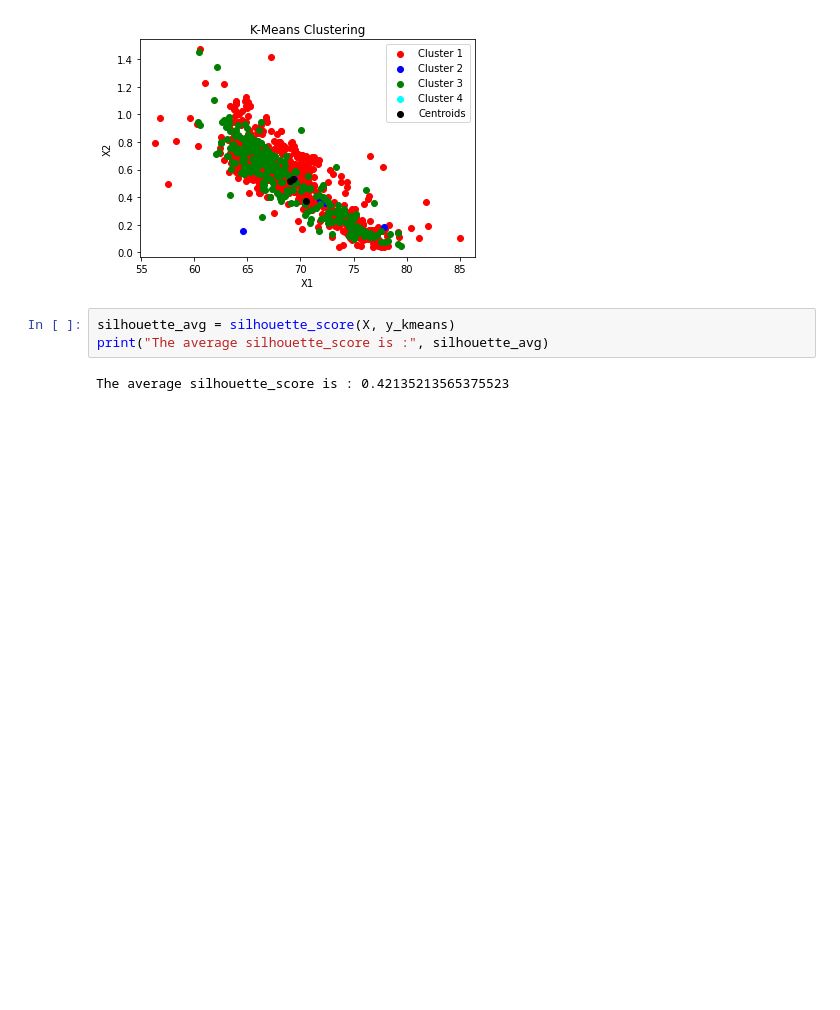
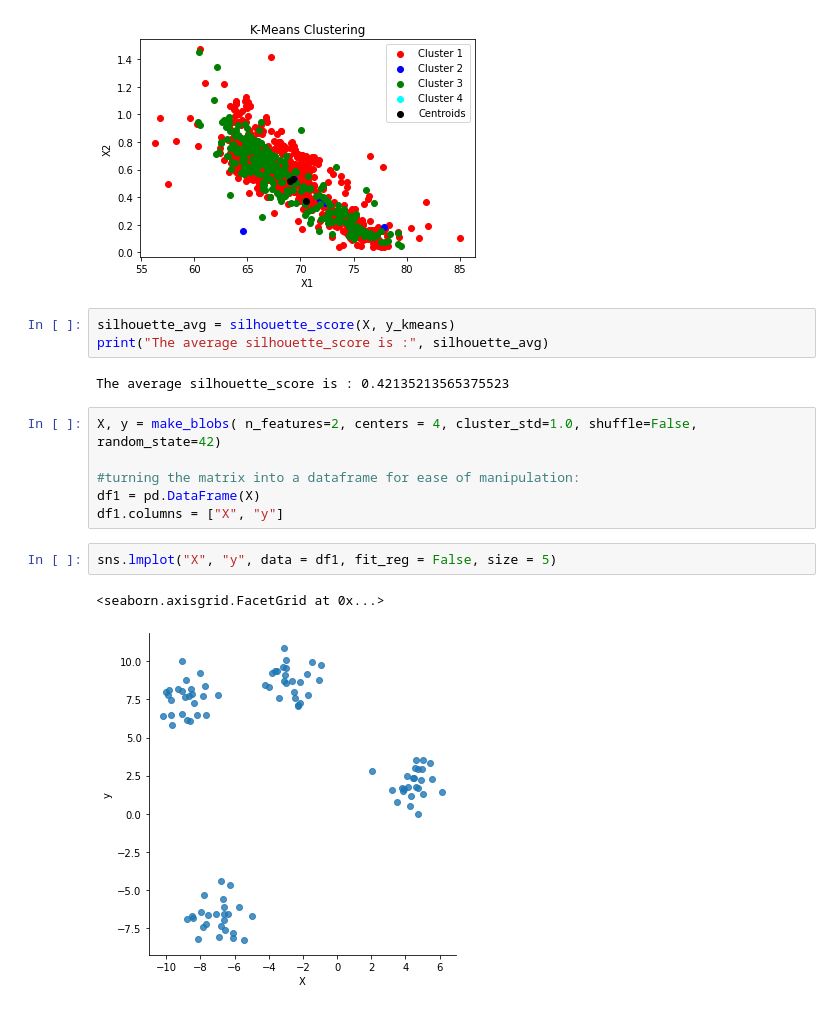
Before and after one commit to DSEI21000-S21/project-clustering-geological-samples, a Jupyter notebook: Project_notebook_final_JatinJain.ipynb, the cells around one changed output. Cells and saved outputs as stored; diff of their text form; blank space fills up the shorter version.

```diff
--- a/Project_notebook_final_JatinJain.ipynb
+++ b/Project_notebook_final_JatinJain.ipynb
@@ -904,3 +906,14 @@ silhouette_avg = silhouette_score(X, y_kmeans)
 print("The average silhouette_score is :", silhouette_avg)
 # %% [output]
 The average silhouette_score is : 0.42135213565375523
+# %%
+X, y = make_blobs( n_features=2, centers = 4, cluster_std=1.0, shuffle=False, random_state=42)
+
+#turning the matrix into a dataframe for ease of manipulation:
+df1 = pd.DataFrame(X)
+df1.columns = ["X", "y"]
+# %%
+sns.lmplot("X", "y", data = df1, fit_reg = False, size = 5)
+# %% [output]
+<seaborn.axisgrid.FacetGrid at 0x...>
+[figure, added]
```
Also changed, not shown: parts of 9 cells of this notebook.
